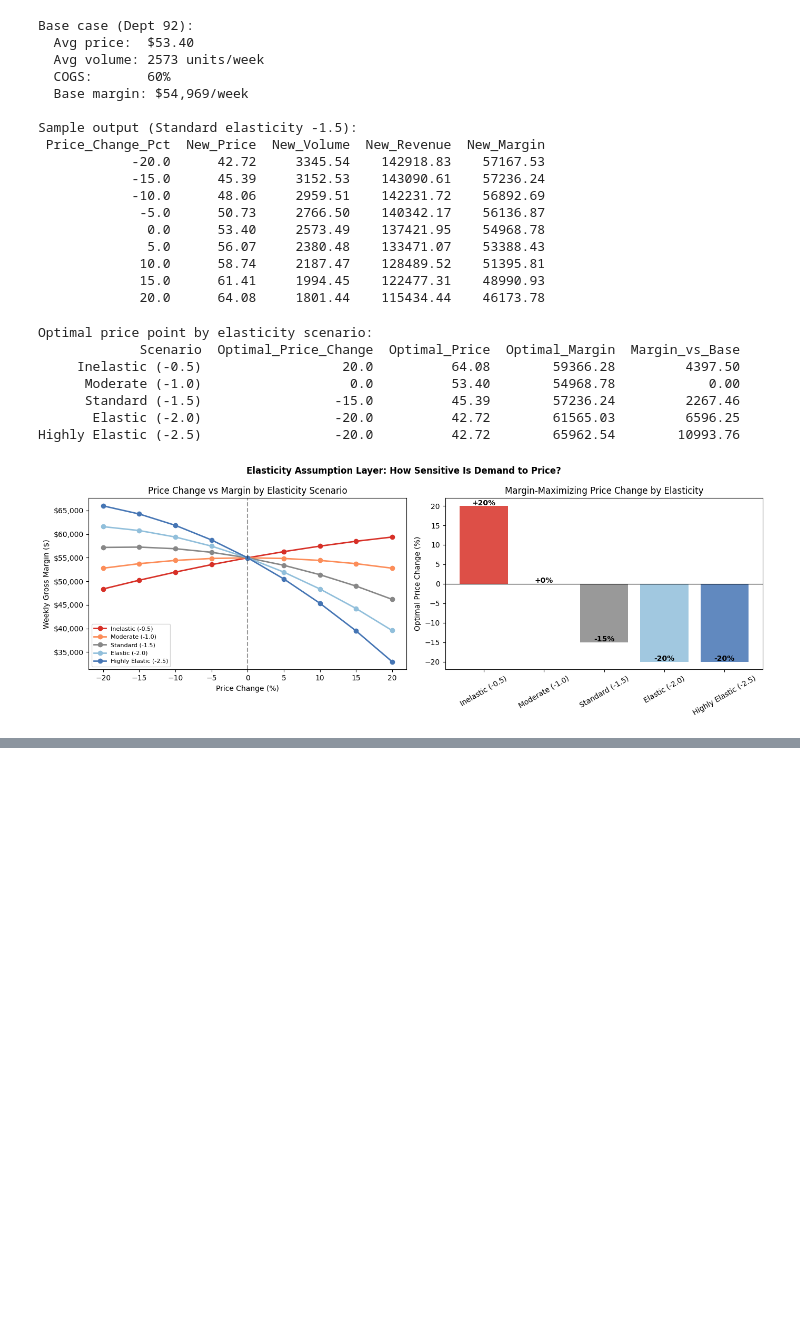
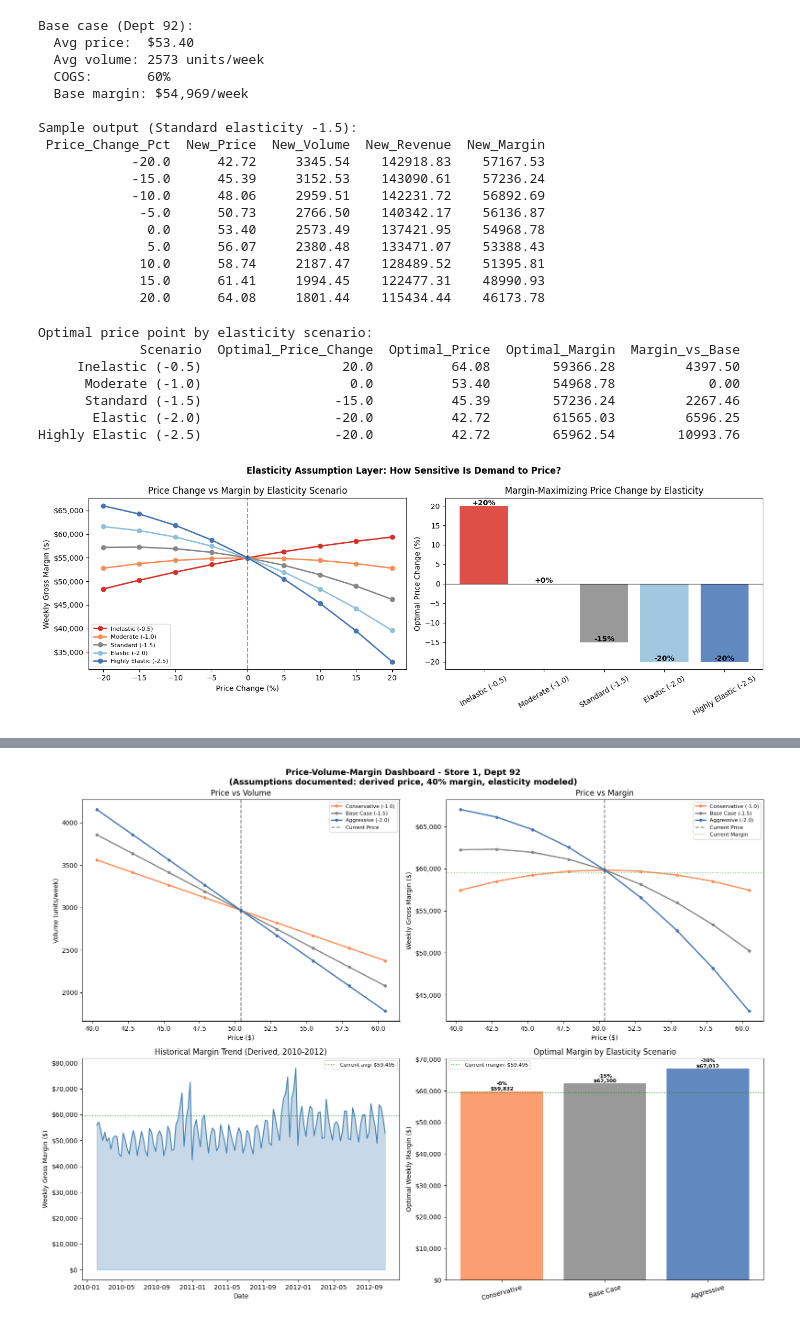
Before and after one commit to Snjkmr162/The_Pricing_Analytics_Toolkit, a Jupyter notebook: notebooks/week3_dashboard/Week3_Price_Volume_Margin.ipynb, the cells around one changed output, grey strips where cells are left out. Saved outputs shown, nothing was run; the diff lists cells and outputs as text; code cells hidden in the pictures; blank space fills up the shorter version.

```diff
--- a/notebooks/week3_dashboard/Week3_Price_Volume_Margin.ipynb
+++ b/notebooks/week3_dashboard/Week3_Price_Volume_Margin.ipynb
@@ -312,0 +361,85 @@ plt.show()
+# %%
+fig = plt.figure(figsize=(16, 12))
+fig.suptitle("Price-Volume-Margin Dashboard - Store 1, Dept 92\n(Assumptions documented: derived price, 40% margin, elasticity modeled)",
+             fontsize=13, fontweight="bold", y=0.98)
+
+colors = {"Conservative (-1.0)": "#fc8d59",
+          "Base Case (-1.5)":    "#878787",
+          "Aggressive (-2.0)":   "#4575b4"}
+
+# ----- Panel 1: Price vs Volume -----
+ax1 = fig.add_subplot(2, 2, 1)
+for scenario, color in colors.items():
+    subset = dashboard_df[dashboard_df["Scenario"] == scenario]
+    ax1.plot(subset["New_Price"], subset["New_Volume"],
+             marker="o", color=color, label=scenario, linewidth=2, markersize=4)
+ax1.axvline(x=current_price, color="black", linestyle="--", alpha=0.5, label="Current Price")
+ax1.set_xlabel("Price ($)")
+ax1.set_ylabel("Volume (units/week)")
+ax1.set_title("Price vs Volume")
+ax1.legend(fontsize=8)
+
+# ----- Panel 2: Price vs Margin -----
+ax2 = fig.add_subplot(2, 2, 2)
+for scenario, color in colors.items():
+    subset = dashboard_df[dashboard_df["Scenario"] == scenario]
+    ax2.plot(subset["New_Price"], subset["New_Margin"],
+             marker="o", color=color, label=scenario, linewidth=2, markersize=4)
+ax2.axvline(x=current_price, color="black", linestyle="--", alpha=0.5, label="Current Price")
+ax2.axhline(y=current_margin, color="green", linestyle=":", alpha=0.5, label="Current Margin")
+ax2.set_xlabel("Price ($)")
+ax2.set_ylabel("Weekly Gross Margin ($)")
+ax2.set_title("Price vs Margin")
+ax2.yaxis.set_major_formatter(plt.FuncFormatter(lambda y, _: f"${y:,.0f}"))
+ax2.legend(fontsize=8)
+
+# ----- Panel 3: Historical margin trend (real data) -----
+ax3 = fig.add_subplot(2, 2, 3)
+dept92_full = pvm_df[pvm_df["Dept"] == 92].sort_values("Date")
+ax3.fill_between(dept92_full["Date"], dept92_full["total_gross_margin"],
+                 alpha=0.3, color="steelblue")
+ax3.plot(dept92_full["Date"], dept92_full["total_gross_margin"],
+         color="steelblue", linewidth=1.5)
+ax3.axhline(y=current_margin, color="green", linestyle=":",
+            alpha=0.7, label=f"Current avg: ${current_margin:,.0f}")
+ax3.set_xlabel("Date")
+ax3.set_ylabel("Weekly Gross Margin ($)")
+ax3.set_title("Historical Margin Trend (Derived, 2010-2012)")
+ax3.yaxis.set_major_formatter(plt.FuncFormatter(lambda y, _: f"${y:,.0f}"))
+ax3.legend(fontsize=8)
+
+# ----- Panel 4: Optimal price recommendation summary -----
+ax4 = fig.add_subplot(2, 2, 4)
+optimal_summary = []
+for scenario, elasticity in dashboard_scenarios.items():
+    subset = dashboard_df[dashboard_df["Scenario"] == scenario]
+    best = subset.loc[subset["New_Margin"].idxmax()]
+    optimal_summary.append({
+        "Scenario": scenario.split("(")[0].strip(),
+        "Optimal_Price": best["New_Price"],
+        "Optimal_Margin": best["New_Margin"],
+        "Price_Change": best["Price_Change_Pct"]
+    })
+
+opt_sum_df = pd.DataFrame(optimal_summary)
+bar_colors = [colors[s] for s in dashboard_scenarios.keys()]
+bars = ax4.bar(opt_sum_df["Scenario"], opt_sum_df["Optimal_Margin"],
+               color=bar_colors, alpha=0.85)
+ax4.axhline(y=current_margin, color="green", linestyle=":",
+            alpha=0.7, label=f"Current margin: ${current_margin:,.0f}")
+ax4.set_ylabel("Optimal Weekly Margin ($)")
+ax4.set_title("Optimal Margin by Elasticity Scenario")
+ax4.yaxis.set_major_formatter(plt.FuncFormatter(lambda y, _: f"${y:,.0f}"))
+ax4.tick_params(axis="x", rotation=15)
+ax4.legend(fontsize=8)
+for bar, row in zip(bars, opt_sum_df.itertuples()):
+    ax4.text(bar.get_x() + bar.get_width()/2,
+             bar.get_height() + 300,
+             f"{row.Price_Change:+.0f}%\n${row.Optimal_Margin:,.0f}",
+             ha="center", fontsize=8, fontweight="bold")
+
+plt.tight_layout()
+plt.savefig("week3_day13_dashboard.png", dpi=150, bbox_inches="tight")
+plt.show()
+# %% [output]
+[figure, added]
```
Also changed, not shown: parts of 7 cells of this notebook.
